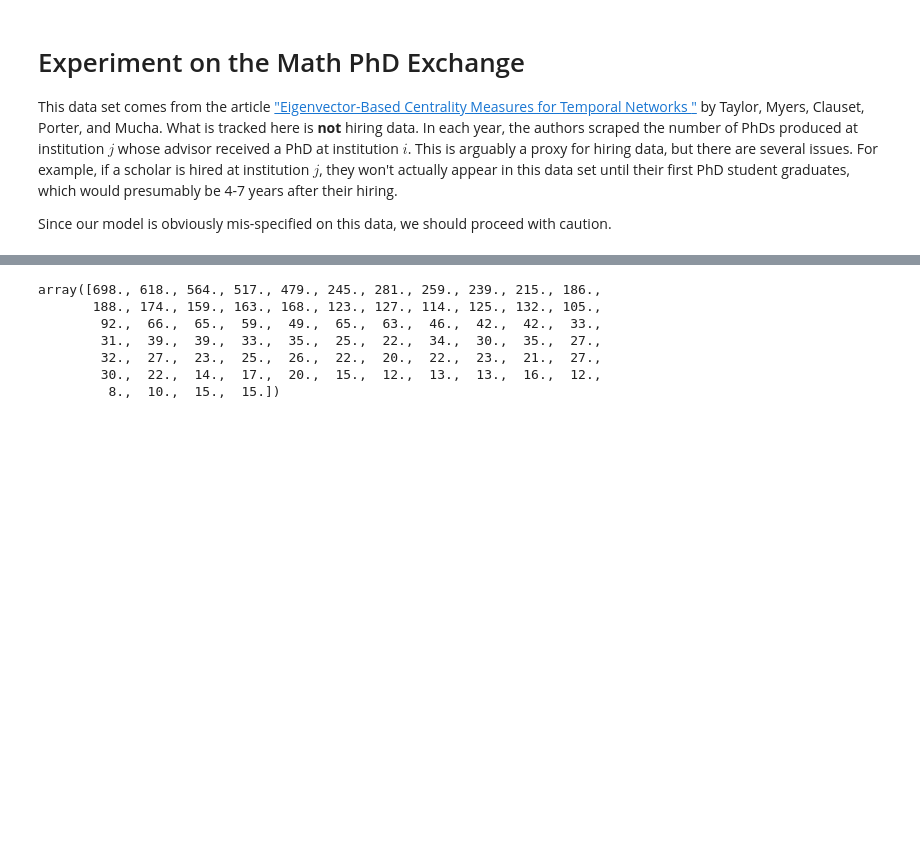
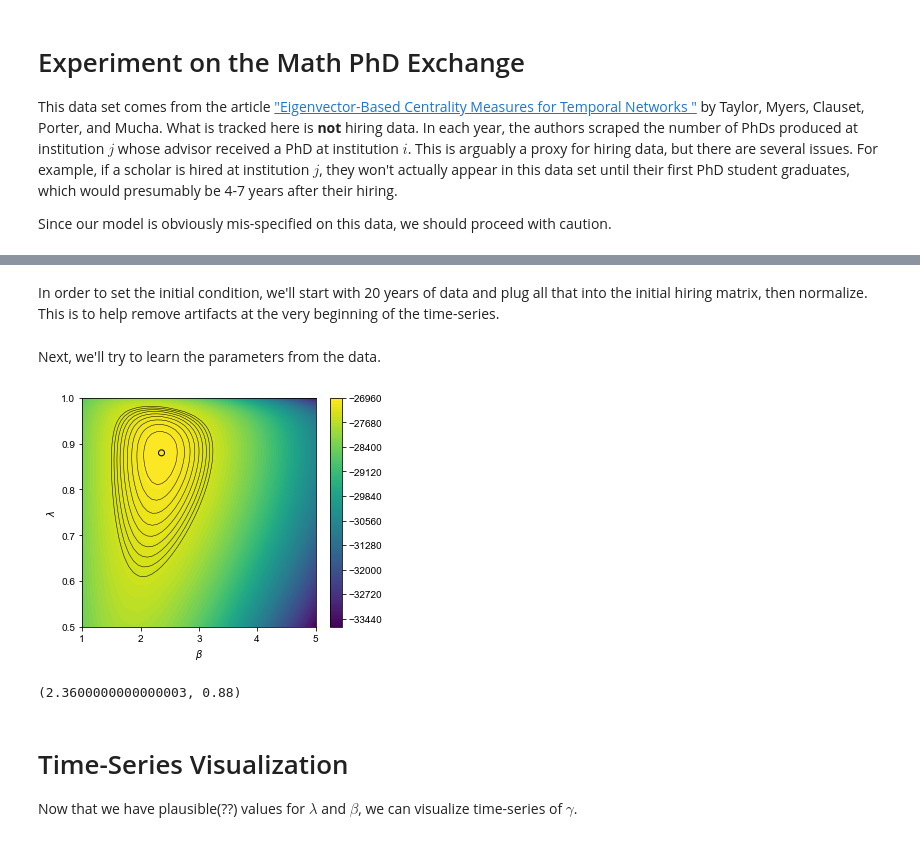
Before and after one commit to PhilChodrow/prestige_reinforcement, a Jupyter notebook: math_phd_exchange.ipynb, the cells around one changed output, grey strips where cells are left out. Drawn from its saved outputs; the diff is of its cells as text; code cells hidden in the pictures; blank space fills up the shorter version.

```diff
--- a/math_phd_exchange.ipynb
+++ b/math_phd_exchange.ipynb
@@ -42,15 +51,7 @@ T_ = np.zeros((df.year.max() - df.year.min()+1, n, n))
 for i in df.index:
     T_[df.year[i] - t_min, df.endorsed[i], df.endorser[i]] += df.k[i]
 T = np.cumsum(T_, axis = 0)
-# %%
-T[-1].sum(axis = 1)
-# %% [output]
-array([698., 618., 564., 517., 479., 245., 281., 259., 239., 215., 186.,
-       188., 174., 159., 163., 168., 123., 127., 114., 125., 132., 105.,
-        92.,  66.,  65.,  59.,  49.,  65.,  63.,  46.,  42.,  42.,  33.,
-        31.,  39.,  39.,  33.,  35.,  25.,  22.,  34.,  30.,  35.,  27.,
-        32.,  27.,  23.,  25.,  26.,  22.,  20.,  22.,  23.,  21.,  27.,
-        30.,  22.,  14.,  17.,  20.,  15.,  12.,  13.,  13.,  16.,  12.,
-         8.,  10.,  15.,  15.])
+# %% [markdown]
+In order to set the initial condition, we'll start with 20 years of data and plug all that into the initial hiring matrix, then normalize. This is to help remove artifacts at the very beginning of the time-series.
 # %%
 # Let's start t_start years in
@@ -62,6 +63,59 @@ A0 = A0 / A0.sum() # normalized
 # mean hiring per year after t_start:
 v = T[t_start:,:,:].sum(axis = (1,2))
 A0 = A0*((v[-1] - v[0]) / len(v))
+# %% [markdown]
+Next, we'll try to learn the parameters from the data.
+# %%
+lam_grid = 51 # resolution in $\lambda$
+b_grid = 51   # resolution in $\beta$
+
+LAMBDA = np.linspace(.5, 1, lam_grid) # lambda values at which to evaluate
+BETA = np.linspace(1, 5, b_grid)            # beta values at which to evaluate
+
+# compute the likelihood at each combination of lambda and beta.
+# might take a little while depending on lam_grid, beta_grid, n, and n_rounds
+
+M = estimation.likelihood_surface(T, LAMBDA, BETA, A0)
+# %%
+fig = plt.figure(figsize = (5,4))
+ax = fig.add_subplot(111)
+
+xg, yg = np.meshgrid(BETA, LAMBDA)
+
+im = ax.contourf(xg, yg, M, levels = 100)
+ax.contour(xg, yg, M,
+           levels = np.linspace(M.max()-500,
+                                M.max(), 10),
+           linewidths = .5,
+           colors = 'black',
+           linestyles = 'solid')
+
+plt.colorbar(im)
+
+ax.set(xlabel = r'$\beta$',
+       ylabel = r'$\lambda$')
+
+ix = np.where(M == M.max())
+beta_hat = BETA[ix[1]][0]
+lambda_hat = LAMBDA[ix[0]][0]
+
+ax.scatter(beta_hat, lambda_hat, color = 'black', facecolor = 'None')
+
+plt.tight_layout()
+# %% [output]
+[figure, added]
+# %%
+# the estimates are:
+ix = np.where(M == M.max())
+beta_hat = BETA[ix[1]][0]
+lambda_hat = LAMBDA[ix[0]][0]
+beta_hat, lambda_hat
+# %% [output]
+(2.3600000000000003, 0.88)
+# %% [markdown]
+# Time-Series Visualization
+
+Now that we have plausible(??) values for $\lambda$ and $\beta$, we can visualize time-series of $\gamma$.
 # %%
 T_ = T[t_start:,:,:]
 
```
Also changed, not shown: parts of 15 cells of this notebook.
